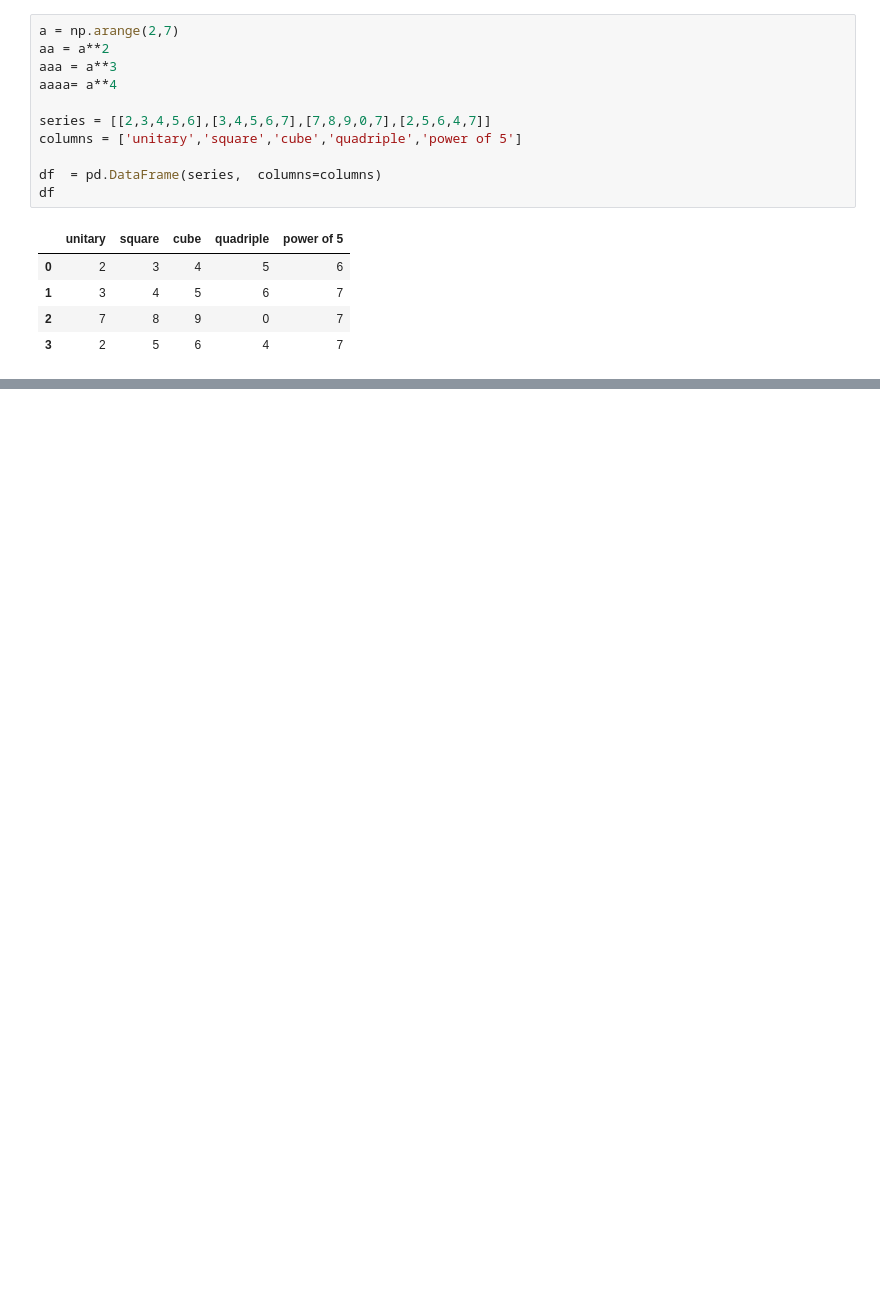
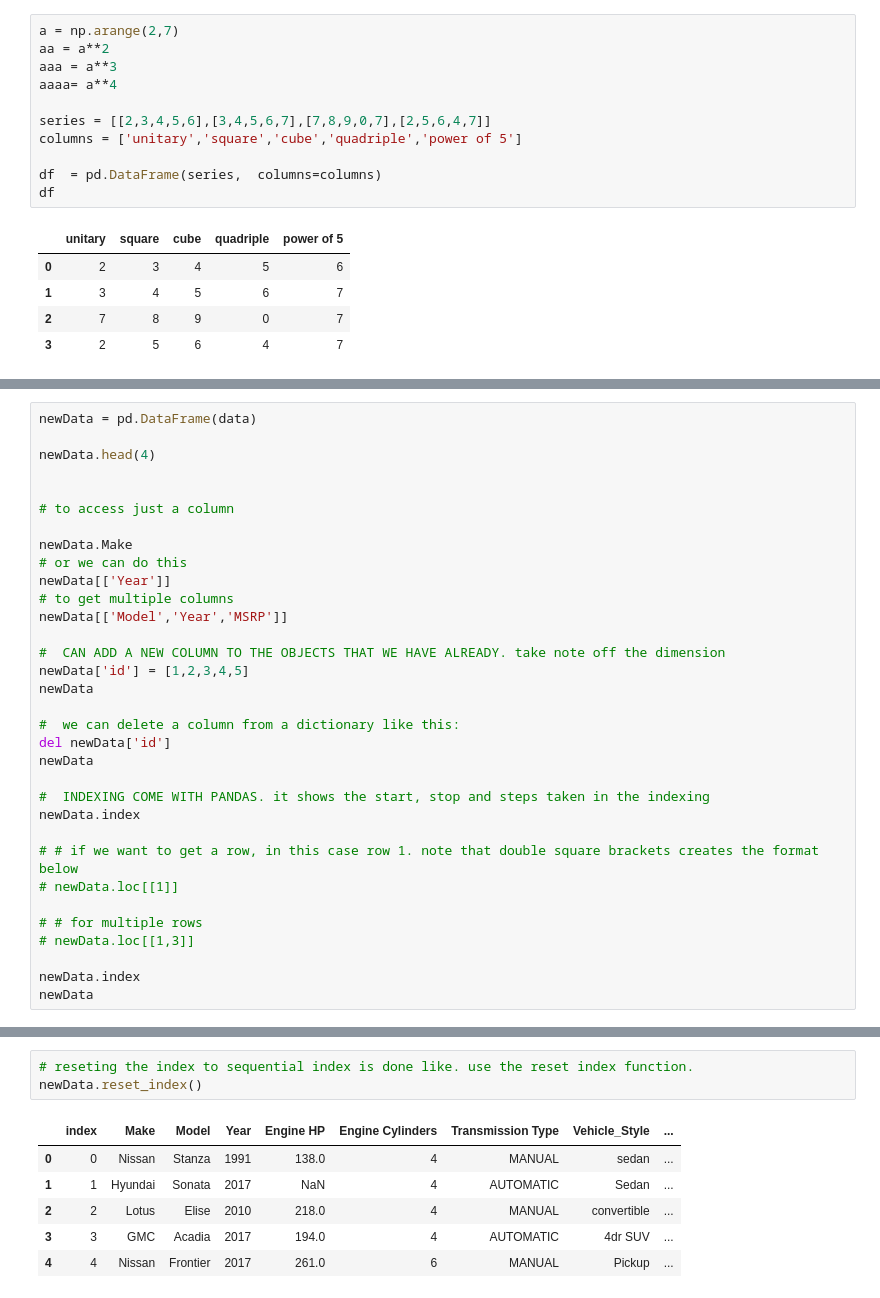
Before and after one commit to okechukwu-okolie/samuel-okolie-machine-learning-homework, a Jupyter notebook: 01.intro/examples.ipynb, the cells around one changed output, grey strips where cells are left out. Drawn from its saved outputs; the diff is of its cells as text; blank space fills up the shorter version.

```diff
--- a/01.intro/examples.ipynb
+++ b/01.intro/examples.ipynb
@@ -352,0 +409,33 @@ df
+# %%
+newData = pd.DataFrame(data)
+
+newData.head(4)
+
+
+# to access just a column
+
+newData.Make
+# or we can do this
+newData[['Year']]
+# to get multiple columns
+newData[['Model','Year','MSRP']]
+
+#  CAN ADD A NEW COLUMN TO THE OBJECTS THAT WE HAVE ALREADY. take note off the dimension
+newData['id'] = [1,2,3,4,5]
+newData
+
+#  we can delete a column from a dictionary like this:
+del newData['id']
+newData
+
+#  INDEXING COME WITH PANDAS. it shows the start, stop and steps taken in the indexing
+newData.index
+
+# # if we want to get a row, in this case row 1. note that double square brackets creates the format below
+# newData.loc[[1]]
+
+# # for multiple rows
+# newData.loc[[1,3]]
+
+newData.index
+newData
@@ -352,0 +456,10 @@ df
+# %%
+# reseting the index to sequential index is done like. use the reset index function.
+newData.reset_index()
+# %% [output]
+|  | index | Make | Model | Year | Engine HP | Engine Cylinders | Transmission Type | Vehicle_Style | ... |
+| 0 | 0 | Nissan | Stanza | 1991 | 138.0 | 4 | MANUAL | sedan | ... |
+| 1 | 1 | Hyundai | Sonata | 2017 | NaN | 4 | AUTOMATIC | Sedan | ... |
+| 2 | 2 | Lotus | Elise | 2010 | 218.0 | 4 | MANUAL | convertible | ... |
+| 3 | 3 | GMC | Acadia | 2017 | 194.0 | 4 | AUTOMATIC | 4dr SUV | ... |
+| 4 | 4 | Nissan | Frontier | 2017 | 261.0 | 6 | MANUAL | Pickup | ... |
```
Also changed, not shown: parts of 8 cells of this notebook.
